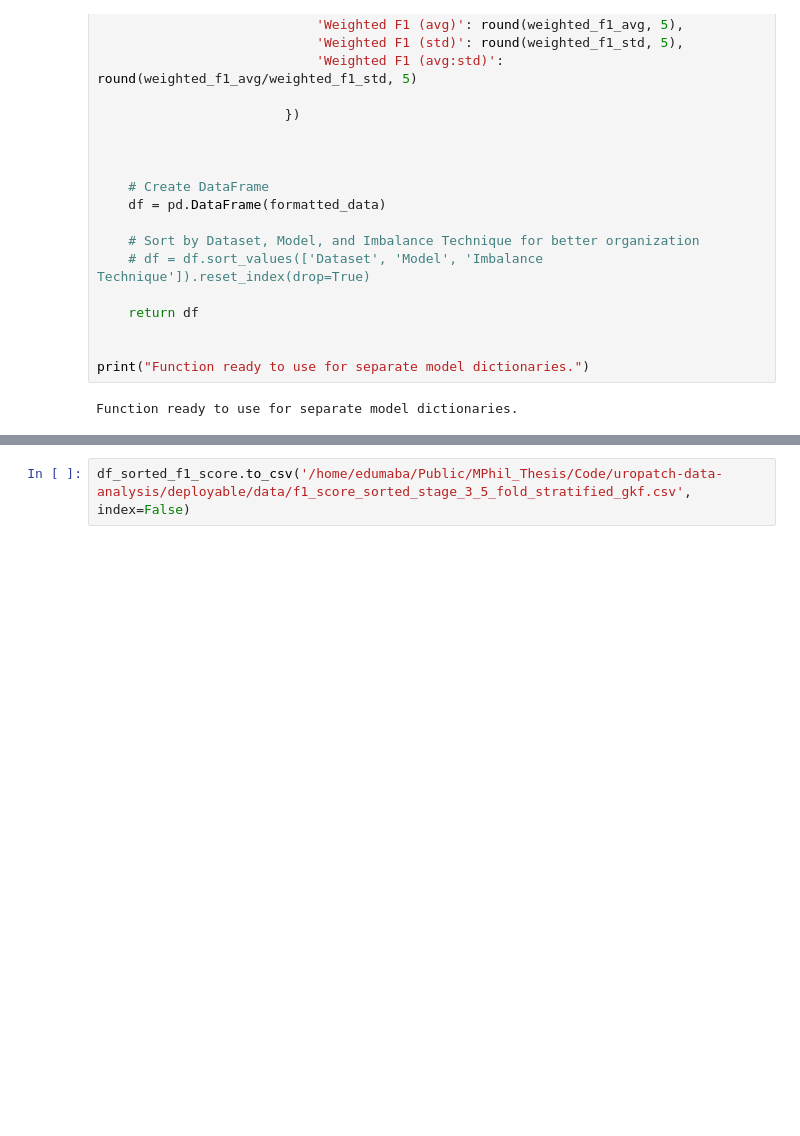
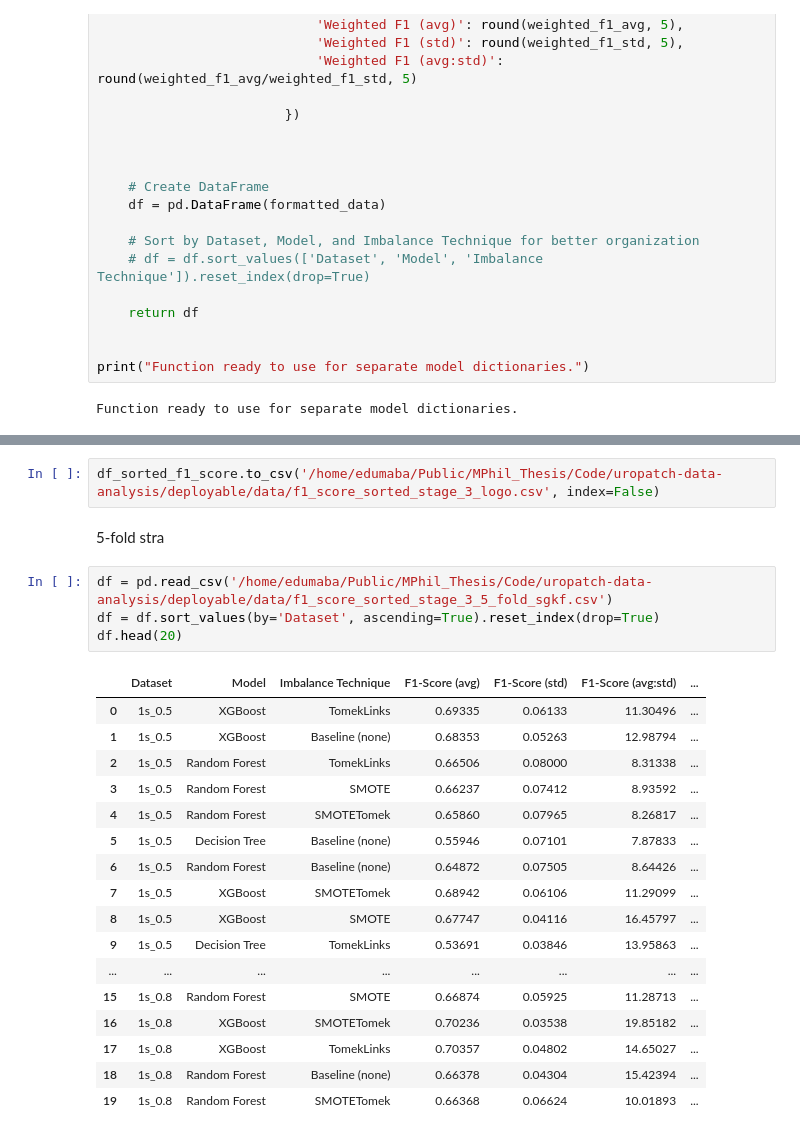
Before and after one commit to edumabagraham/uropatch-data-analysis, a Jupyter notebook: deployable/stage_3_selection.ipynb, the cells around one changed output, grey strips where cells are left out. Drawn from its saved outputs; the diff is of its cells as text; blank space fills up the shorter version.

```diff
--- a/deployable/stage_3_selection.ipynb
+++ b/deployable/stage_3_selection.ipynb
@@ -144,2 +148,26 @@ df_sorted_f1_score
 # %%
-df_sorted_f1_score.to_csv('/home/edumaba/Public/MPhil_Thesis/Code/uropatch-data-analysis/deployable/data/f1_score_sorted_stage_3_5_fold_stratified_gkf.csv', index=False)
+df_sorted_f1_score.to_csv('/home/edumaba/Public/MPhil_Thesis/Code/uropatch-data-analysis/deployable/data/f1_score_sorted_stage_3_logo.csv', index=False)
+# %% [markdown]
+5-fold stra
+# %%
+df = pd.read_csv('/home/edumaba/Public/MPhil_Thesis/Code/uropatch-data-analysis/deployable/data/f1_score_sorted_stage_3_5_fold_sgkf.csv')
+df = df.sort_values(by='Dataset', ascending=True).reset_index(drop=True)
+df.head(20)
+# %% [output]
+|  | Dataset | Model | Imbalance Technique | F1-Score (avg) | F1-Score (std) | F1-Score (avg:std) | ... |
+| 0 | 1s_0.5 | XGBoost | TomekLinks | 0.69335 | 0.06133 | 11.30496 | ... |
+| 1 | 1s_0.5 | XGBoost | Baseline (none) | 0.68353 | 0.05263 | 12.98794 | ... |
+| 2 | 1s_0.5 | Random Forest | TomekLinks | 0.66506 | 0.08000 | 8.31338 | ... |
+| 3 | 1s_0.5 | Random Forest | SMOTE | 0.66237 | 0.07412 | 8.93592 | ... |
+| 4 | 1s_0.5 | Random Forest | SMOTETomek | 0.65860 | 0.07965 | 8.26817 | ... |
+| 5 | 1s_0.5 | Decision Tree | Baseline (none) | 0.55946 | 0.07101 | 7.87833 | ... |
+| 6 | 1s_0.5 | Random Forest | Baseline (none) | 0.64872 | 0.07505 | 8.64426 | ... |
+| 7 | 1s_0.5 | XGBoost | SMOTETomek | 0.68942 | 0.06106 | 11.29099 | ... |
+| 8 | 1s_0.5 | XGBoost | SMOTE | 0.67747 | 0.04116 | 16.45797 | ... |
+| 9 | 1s_0.5 | Decision Tree | TomekLinks | 0.53691 | 0.03846 | 13.95863 | ... |
+| ... | ... | ... | ... | ... | ... | ... | ... |
+| 15 | 1s_0.8 | Random Forest | SMOTE | 0.66874 | 0.05925 | 11.28713 | ... |
+| 16 | 1s_0.8 | XGBoost | SMOTETomek | 0.70236 | 0.03538 | 19.85182 | ... |
+| 17 | 1s_0.8 | XGBoost | TomekLinks | 0.70357 | 0.04802 | 14.65027 | ... |
+| 18 | 1s_0.8 | Random Forest | Baseline (none) | 0.66378 | 0.04304 | 15.42394 | ... |
+| 19 | 1s_0.8 | Random Forest | SMOTETomek | 0.66368 | 0.06624 | 10.01893 | ... |
```
Also changed, not shown: parts of 6 cells of this notebook, 29 other files.
